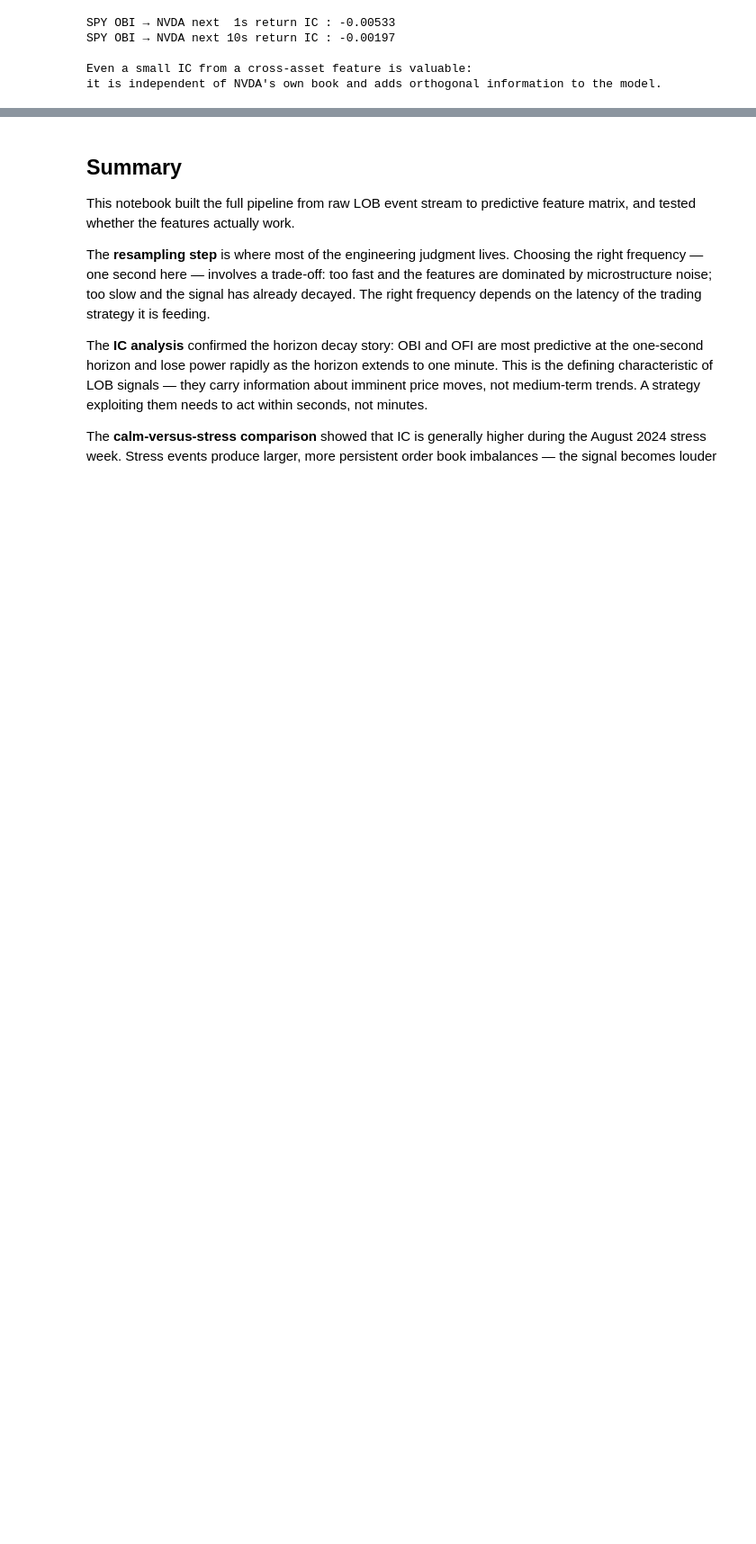
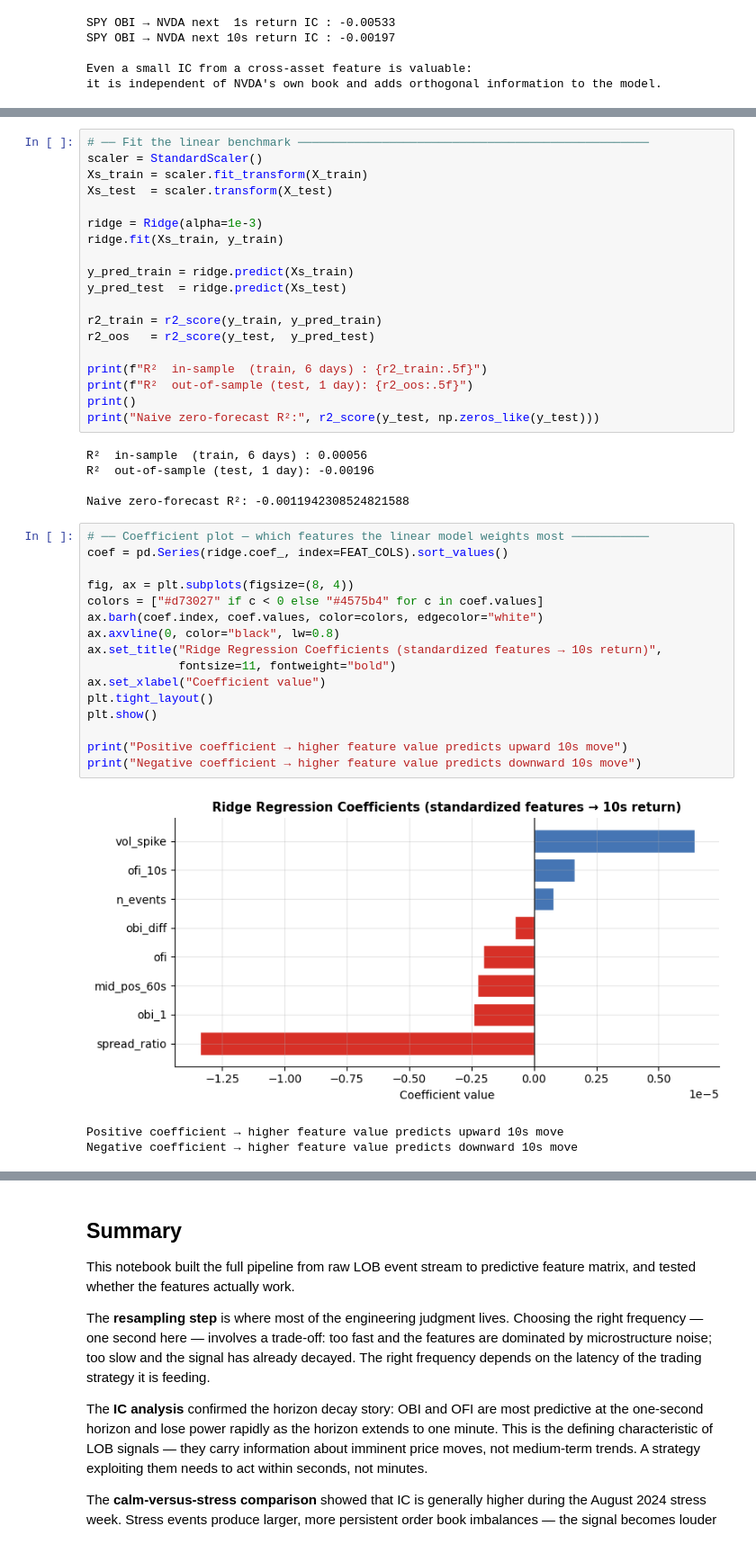
Before and after one commit to harrodyuan/DS4FE, a Jupyter notebook: DS4FE_Part4_LOB_Features.ipynb, the cells around one changed output, grey strips where cells are left out. Shown at 90% size. Saved outputs shown, nothing was run; the diff lists cells and outputs as text; blank space fills up the shorter version.

```diff
--- a/DS4FE_Part4_LOB_Features.ipynb
+++ b/DS4FE_Part4_LOB_Features.ipynb
@@ -849,0 +936,44 @@ it is independent of NVDA's own book and adds orthogonal information to the mode
+# %%
+# ── Fit the linear benchmark ──────────────────────────────────────────────────
+scaler = StandardScaler()
+Xs_train = scaler.fit_transform(X_train)
+Xs_test  = scaler.transform(X_test)
+
+ridge = Ridge(alpha=1e-3)
+ridge.fit(Xs_train, y_train)
+
+y_pred_train = ridge.predict(Xs_train)
+y_pred_test  = ridge.predict(Xs_test)
+
+r2_train = r2_score(y_train, y_pred_train)
+r2_oos   = r2_score(y_test,  y_pred_test)
+
+print(f"R²  in-sample  (train, 6 days) : {r2_train:.5f}")
+print(f"R²  out-of-sample (test, 1 day): {r2_oos:.5f}")
+print()
+print("Naive zero-forecast R²:", r2_score(y_test, np.zeros_like(y_test)))
+# %% [output]
+R²  in-sample  (train, 6 days) : 0.00056
+R²  out-of-sample (test, 1 day): -0.00196
+
+Naive zero-forecast R²: -0.0011942308524821588
+# %%
+# ── Coefficient plot — which features the linear model weights most ───────────
+coef = pd.Series(ridge.coef_, index=FEAT_COLS).sort_values()
+
+fig, ax = plt.subplots(figsize=(8, 4))
+colors = ["#d73027" if c < 0 else "#4575b4" for c in coef.values]
+ax.barh(coef.index, coef.values, color=colors, edgecolor="white")
+ax.axvline(0, color="black", lw=0.8)
+ax.set_title("Ridge Regression Coefficients (standardized features → 10s return)",
+             fontsize=11, fontweight="bold")
+ax.set_xlabel("Coefficient value")
+plt.tight_layout()
+plt.show()
+
+print("Positive coefficient → higher feature value predicts upward 10s move")
+print("Negative coefficient → higher feature value predicts downward 10s move")
+# %% [output]
+[figure, added]
+Positive coefficient → higher feature value predicts upward 10s move
+Negative coefficient → higher feature value predicts downward 10s move
```
Also changed, not shown: parts of 8 cells of this notebook.
